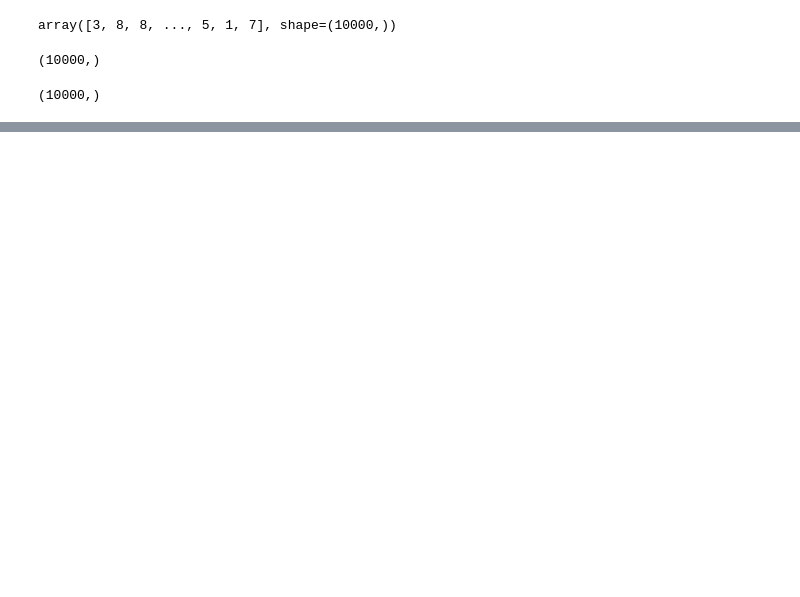
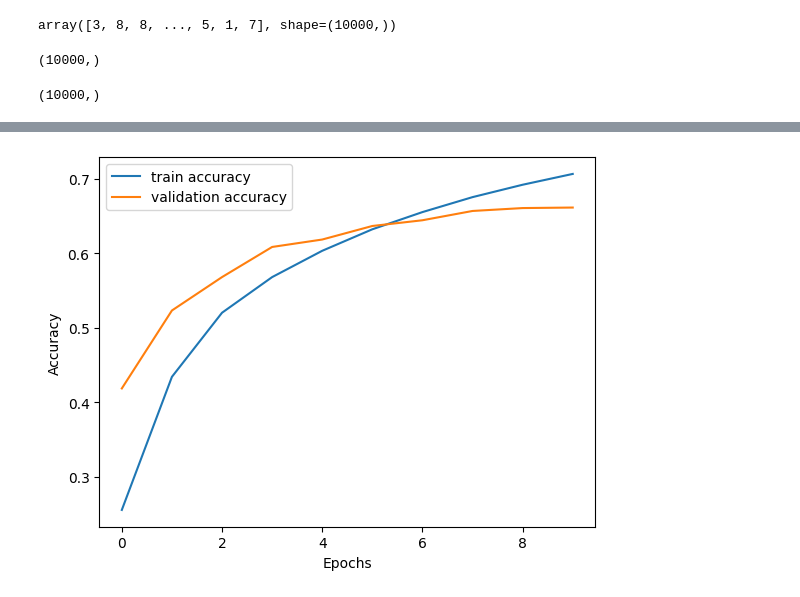
Before and after one commit to harshit11purohit/DEEP-LEARNING, a Jupyter notebook: CNN/CNN_Image_Classification.ipynb, the cells around one changed output, grey strips where cells are left out. Cells and saved outputs as stored; diff of their text form; code cells hidden in the pictures; blank space fills up the shorter version.

Commit message:
strides code added other than pooling

```diff
--- a/CNN/CNN_Image_Classification.ipynb
+++ b/CNN/CNN_Image_Classification.ipynb
@@ -388,0 +409,27 @@ plt.show()
+# %%
+model = Sequential()
+model.add(Input(shape=(32, 32, 3)))
+model.add(Conv2D(32, (3, 3), activation='relu', padding='same', strides=(2, 2)))
+model.add(Conv2D(64, (3, 3), activation='relu', padding='same', strides=(2, 2)))
+model.add(Conv2D(128, (3, 3), activation='relu', padding='same', strides=(2, 2)))
+
+model.add(Flatten())
+model.add(Dense(256, activation='relu'))
+model.add(Dropout(0.5))
+model.add(Dense(128, activation='relu'))
+model.add(Dropout(0.5))
+model.add(Dense(64, activation='relu'))
+model.add(Dropout(0.5))
+model.add(Dense(10, activation='softmax'))
+
+
+model.compile(optimizer='adam', loss='sparse_categorical_crossentropy', metrics=['accuracy'])
+r = model.fit(X_train, y_train, epochs=10, validation_data=(X_test, y_test), batch_size=64)
+
+plt.plot(r.history['accuracy'], label='train accuracy')
+plt.plot(r.history['val_accuracy'], label='validation accuracy')
+plt.xlabel('Epochs')
+plt.ylabel('Accuracy')
+plt.legend()
+plt.show()
+# %% [output]
@@ -388,0 +456 @@ plt.show()
+[figure, added]
```
Also changed, not shown: parts of 21 cells of this notebook, 1 other file.
